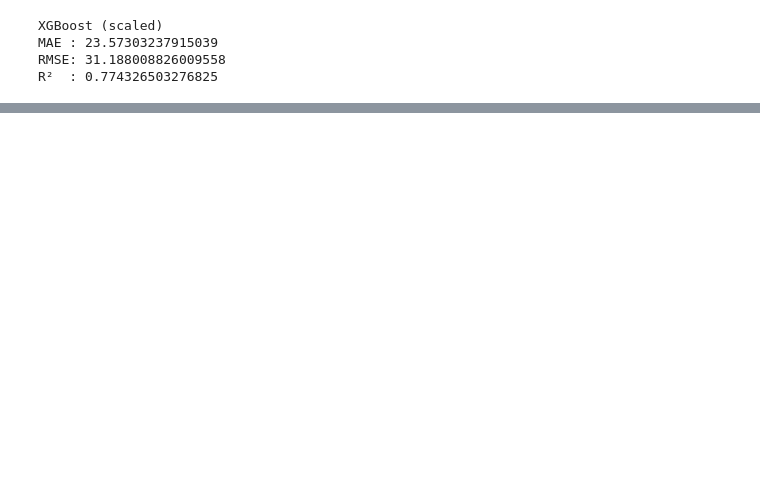
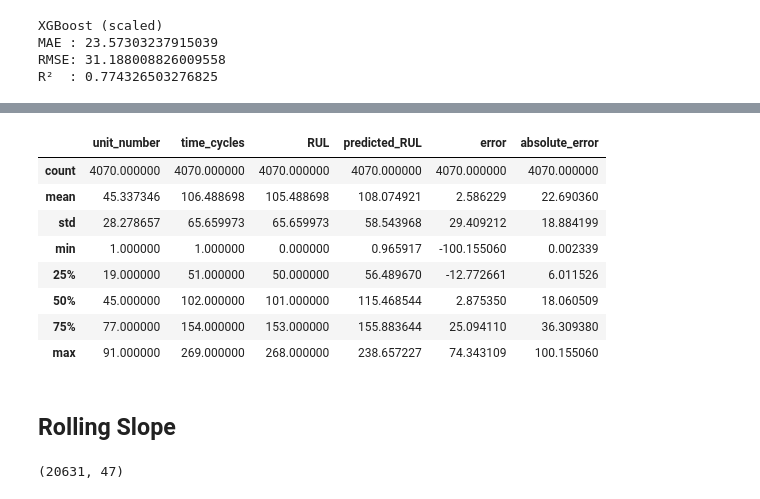
Before and after one commit to Sohilaeldally/PMPS, a Jupyter notebook: notebooks/03_baseline_modeling.ipynb, the cells around one changed output, grey strips where cells are left out. Drawn from its saved outputs; the diff is of its cells as text; code cells hidden in the pictures; blank space fills up the shorter version.

```diff
--- a/notebooks/03_baseline_modeling.ipynb
+++ b/notebooks/03_baseline_modeling.ipynb
@@ -292,0 +466,31 @@ R²  : 0.774326503276825
+# %%
+rolling_error_analysis.describe()
+# %% [output]
+|  | unit_number | time_cycles | RUL | predicted_RUL | error | absolute_error |
+| count | 4070.000000 | 4070.000000 | 4070.000000 | 4070.000000 | 4070.000000 | 4070.000000 |
+| mean | 45.337346 | 106.488698 | 105.488698 | 108.074921 | 2.586229 | 22.690360 |
+| std | 28.278657 | 65.659973 | 65.659973 | 58.543968 | 29.409212 | 18.884199 |
+| min | 1.000000 | 1.000000 | 0.000000 | 0.965917 | -100.155060 | 0.002339 |
+| 25% | 19.000000 | 51.000000 | 50.000000 | 56.489670 | -12.772661 | 6.011526 |
+| 50% | 45.000000 | 102.000000 | 101.000000 | 115.468544 | 2.875350 | 18.060509 |
+| 75% | 77.000000 | 154.000000 | 153.000000 | 155.883644 | 25.094110 | 36.309380 |
+| max | 91.000000 | 269.000000 | 268.000000 | 238.657227 | 74.343109 | 100.155060 |
+# %% [markdown]
+## Rolling Slope
+# %%
+sensors = [
+    "sensor_11",
+    "sensor_4",
+    "sensor_12",
+    "sensor_7"
+]
+
+train_rolling_slope = add_rolling_slope(
+    train_rolling,
+    sensors=sensors,
+    window=10
+)
+
+print(train_rolling_slope.shape)
+# %% [output]
+(20631, 47)
```
Also changed, not shown: parts of 23 cells of this notebook, 1 other file.
